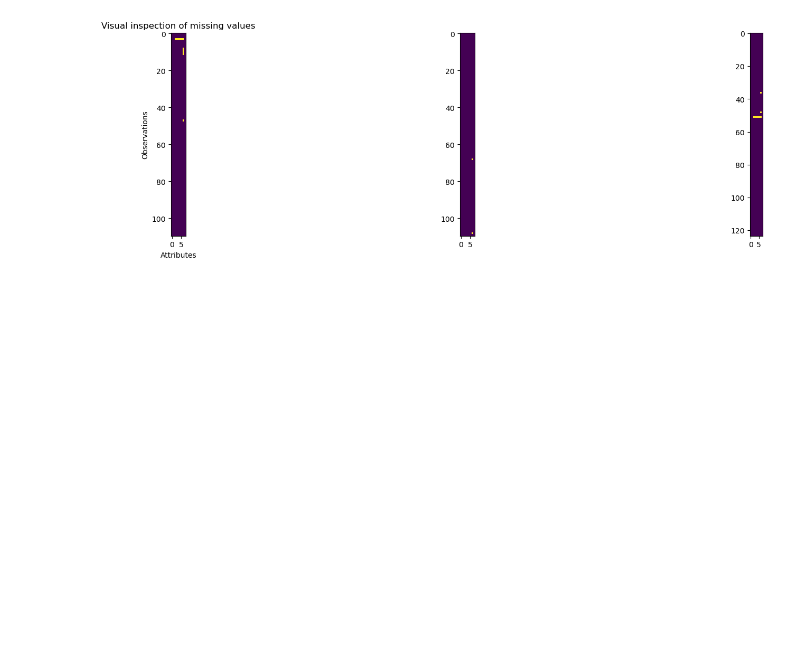
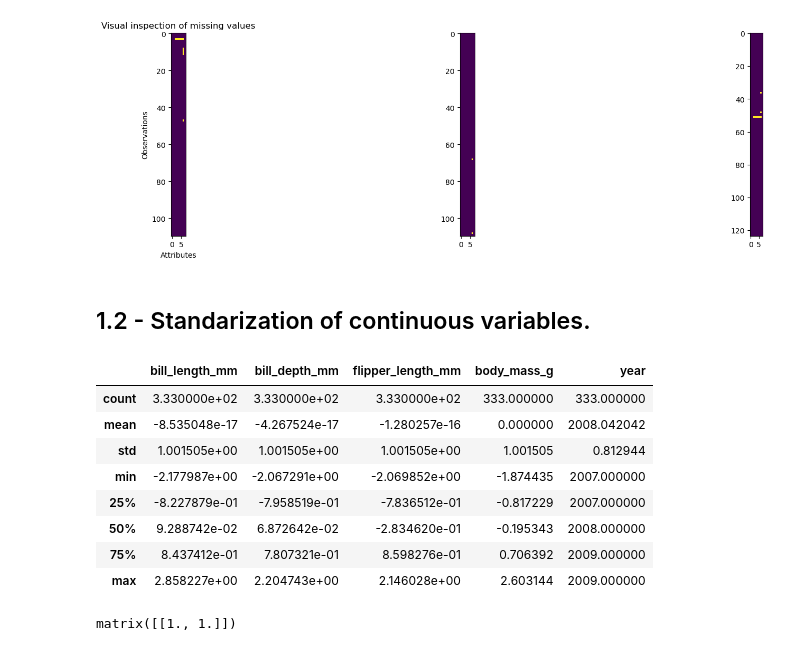
Before and after one commit to Brizzum/ML-reports, a Jupyter notebook: R1.ipynb, the cells around one changed output. Saved outputs shown, nothing was run; the diff lists cells and outputs as text; code cells hidden in the pictures; blank space fills up the shorter version.

```diff
--- a/R1.ipynb
+++ b/R1.ipynb
@@ -95,4 +76,28 @@ plt.show()
 342  Chinstrap      Dream            50.8           19.0              210.0       4100.0    male  2009
 343  Chinstrap      Dream            50.2           18.7              198.0       3775.0  female  2009
 [figure]
+# %% [markdown]
+## 1.2 - Standarization of continuous variables.
+# %%
+#print(penguins.describe()) # 4 continuous variables
+# Standarize the data
+X = np.matrix(penguins.iloc[:,2:6].values, dtype=float)
+
+X = (X - X.mean(axis=0)) / X.std(axis=0)
+penguins.iloc[:,2:6]=X
+display(penguins.describe())
+# Check that it worked -> mean approximately zero, std approximately 1
+X[:,2:6].mean(axis=0)
+X[:,2:6].std(axis=0)
+# %% [output]
+|  | bill_length_mm | bill_depth_mm | flipper_length_mm | body_mass_g | year |
+| count | 3.330000e+02 | 3.330000e+02 | 3.330000e+02 | 333.000000 | 333.000000 |
+| mean | -8.535048e-17 | -4.267524e-17 | -1.280257e-16 | 0.000000 | 2008.042042 |
+| std | 1.001505e+00 | 1.001505e+00 | 1.001505e+00 | 1.001505 | 0.812944 |
+| min | -2.177987e+00 | -2.067291e+00 | -2.069852e+00 | -1.874435 | 2007.000000 |
+| 25% | -8.227879e-01 | -7.958519e-01 | -7.836512e-01 | -0.817229 | 2007.000000 |
+| 50% | 9.288742e-02 | 6.872642e-02 | -2.834620e-01 | -0.195343 | 2008.000000 |
+| 75% | 8.437412e-01 | 7.807321e-01 | 8.598276e-01 | 0.706392 | 2009.000000 |
+| max | 2.858227e+00 | 2.204743e+00 | 2.146028e+00 | 2.603144 | 2009.000000 |
+matrix([[1., 1.]])
 # %% [markdown]
```
Also changed, not shown: parts of 9 cells of this notebook.
